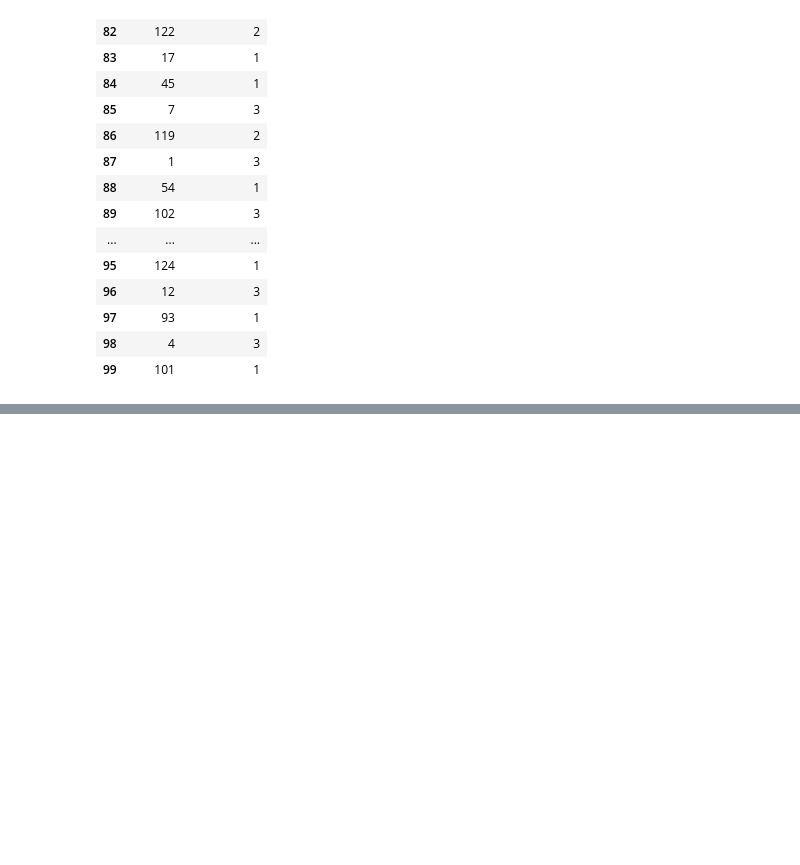
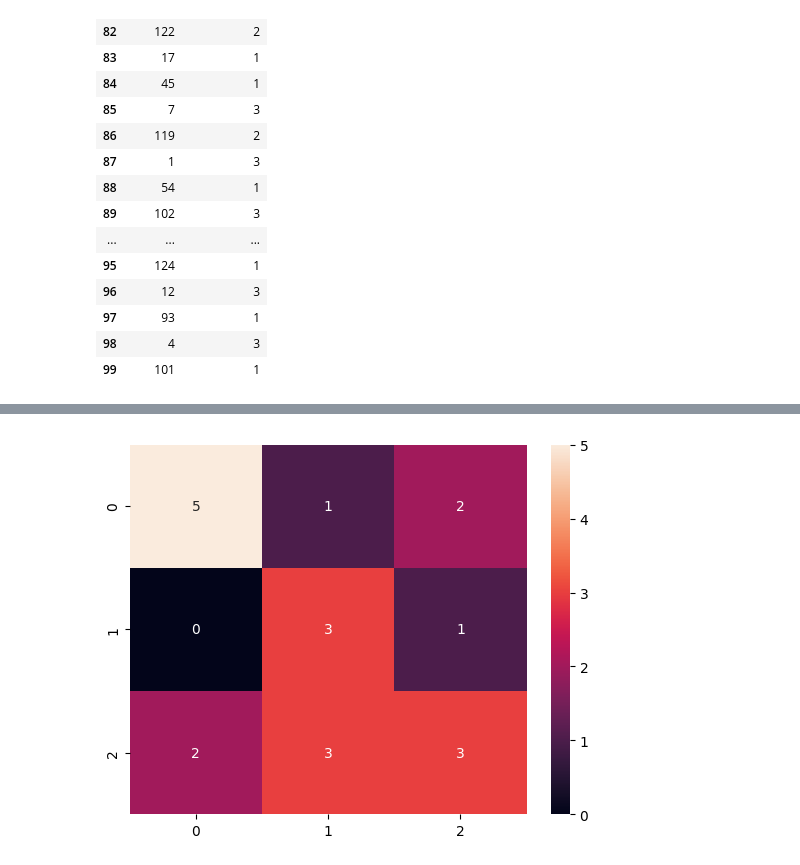
Before and after one commit to codened/DataStorm-4.0, a Jupyter notebook: stormingRoundDay_2/DataStorm_4_0_new - Copy.ipynb, the cells around one changed output, grey strips where cells are left out. Drawn from its saved outputs; the diff is of its cells as text; code cells hidden in the pictures; blank space fills up the shorter version.

```diff
--- a/stormingRoundDay_2/DataStorm_4_0_new - Copy.ipynb
+++ b/stormingRoundDay_2/DataStorm_4_0_new - Copy.ipynb
@@ -463,0 +451,13 @@ print(accu)
+# %%
+import matplotlib.pyplot as plt
+import seaborn as sns
+from sklearn.metrics import confusion_matrix
+
+# Create confusion matrix
+matrix = confusion_matrix(expectedResult, concatenatedRes_df)
+
+# Visualize confusion matrix
+sns.heatmap(matrix, annot=True)
+plt.show()
+# %% [output]
+[figure, added]
```
Also changed, not shown: parts of 15 cells of this notebook.
